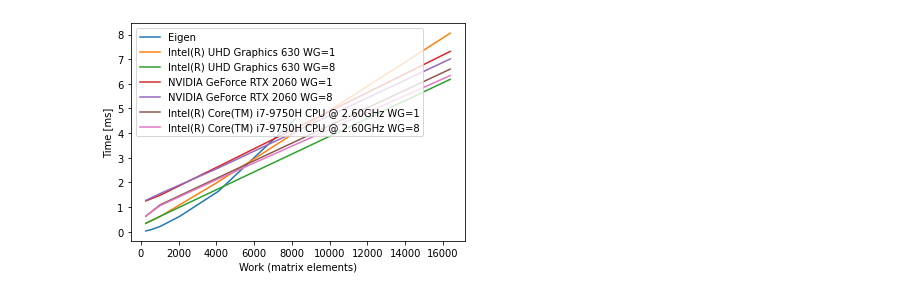
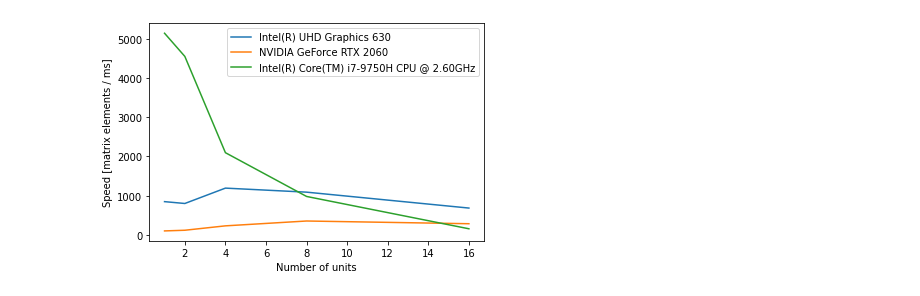
Before and after one commit to esdandreu/OpenCL-example, a Jupyter notebook: scripts/plot.ipynb, the cells around one changed output. Drawn from its saved outputs; the diff is of its cells as text; code cells hidden in the pictures.

```diff
--- a/scripts/plot.ipynb
+++ b/scripts/plot.ipynb
@@ -32,41 +32,37 @@ plot_eigen_wt()
 # %%
-def plot_opencl_wt(
-        devices: Dict[int, str],
-        workgroup_sizes: List[int],
-        ax: Optional[plt.Axes] = None
-    ):
+def plot_opencl_us(devices: Dict[int, str], ax: Optional[plt.Axes] = None):
     if ax is None:
         _, ax = plt.subplots()
+    devices_list = list(devices.keys())
     r = {}
     for b in benchmarks:
         if (
             not (run := b['name'].split('/'))[1] == 'OpenCL'
             and not b.get('errors_ocurred', False)
             ):
             continue
-        elif ((device := int(run[3])) not in devices
-              or (workgroup_size := int(run[4])) not in workgroup_sizes):
+        elif 0 > (device_num := int(run[2])) > devices.len():
             continue
-        r.setdefault(devices[device], {})\
-            .setdefault(workgroup_size, {})[int(run[2])] = b['real_time']
+        unit = int(run[3])
+        device = devices_list[device_num]
+        work = unit * devices[device]
+        r.setdefault(device, {})[unit] = work / b['real_time']
     for device, d in r.items():
-        for workgroup_size, b in d.items():
-            ax.plot(
-                b.keys(),
-                b.values(),
-                label=f'{device} WG={workgroup_size}',
-                )
-    ax.set_xlabel('Work (matrix elements)')
-    ax.set_ylabel('Time [ms]')
+        ax.plot(
+            d.keys(),
+            d.values(),
+            label=f'{device}',
+            )
+    ax.set_xlabel('Number of units')
+    ax.set_ylabel('Speed [matrix elements / ms]')
     ax.legend()
 
 
 _, ax = plt.subplots()
-plot_eigen_wt(ax)
-plot_opencl_wt({
-    0: "Intel(R) UHD Graphics 630",
-    1: "NVIDIA GeForce RTX 2060",
-    2: "Intel(R) Core(TM) i7-9750H CPU @ 2.60GHz"
-    }, [1, 8], ax)
+plot_opencl_us({
+    "Intel(R) UHD Graphics 630": 256,
+    "NVIDIA GeForce RTX 2060": 256,
+    "Intel(R) Core(TM) i7-9750H CPU @ 2.60GHz": 8192
+    }, ax)
 # %% [output]
-[figure, old version]
+[figure, new version]
```
Also changed, not shown: parts of 2 cells of this notebook, 4 other files.
